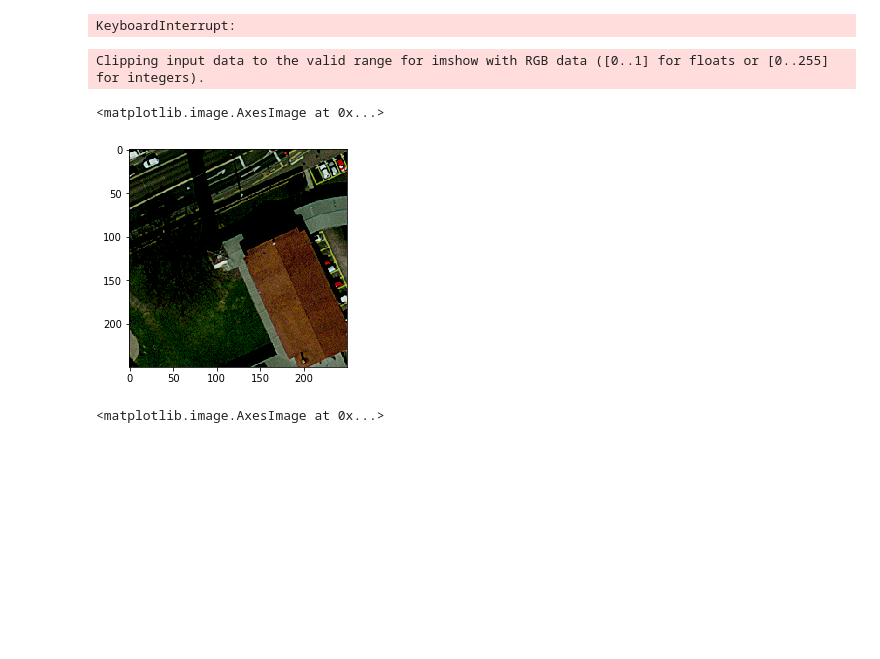
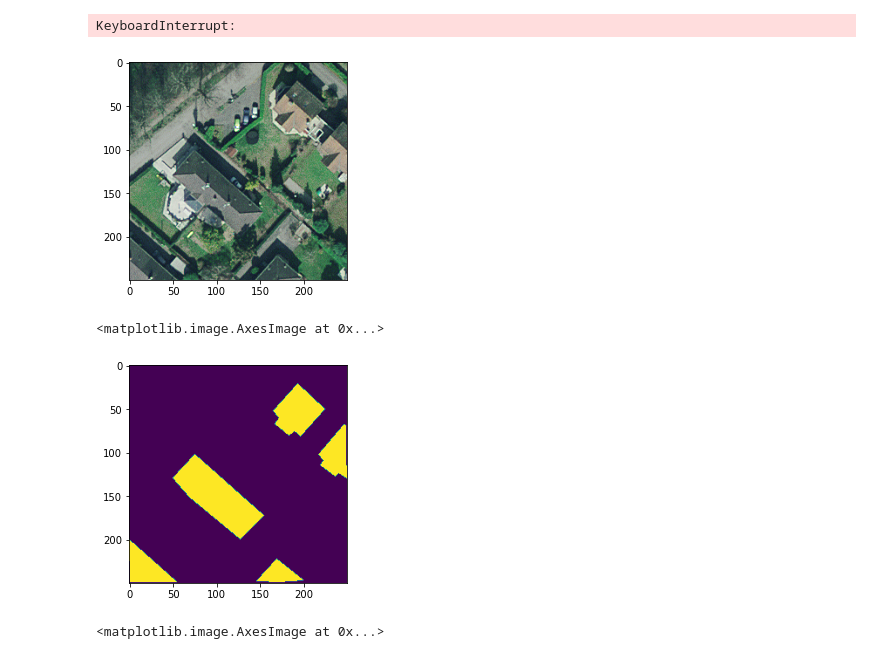
Before and after one commit to riccardocadei/photovoltaic-detection, a Jupyter notebook: main.ipynb, the cells around one changed output. Drawn from its saved outputs; the diff is of its cells as text; code cells hidden in the pictures; blank space fills up the shorter version.

Commit message:
preprocessing
normalization,
data augmentation

```diff
--- a/main.ipynb
+++ b/main.ipynb
@@ -25,4 +25,4 @@ folder_path_image = 'data\image'
 folder_path_mask  = 'data\mask'
 
 train_dataset = DataLoaderSegmentation(folder_path_image,folder_path_mask)
-train_loader = DataLoader(train_dataset,batch_size=5, shuffle=True,num_workers=2)
+train_loader = DataLoader(train_dataset,batch_size=5, shuffle=False,num_workers=2)
@@ -84,12 +81,14 @@ tensor(0.7984, device='cuda:0', grad_fn=<BinaryCrossEntropyWithLogitsBackward>)
 KeyboardInterrupt:
 # %%
 index_random_sample = int(np.random.random()*len(train_loader.dataset))
-(x,y) = train_loader.dataset[index_random_sample]
+(x,y) = train_loader.dataset[10]
 plt.imshow(np.transpose(x.numpy(),(1,2,0)))
+plt.show()
+plt.imshow(y)
 # %% [output]
+[figure, new version]
-Clipping input data to the valid range for imshow with RGB data ([0..1] for floats or [0..255] for integers).
+<matplotlib.image.AxesImage at 0x...>
-<matplotlib.image.AxesImage at 0x...>
-[figure, old version]
+[figure, added]
 # %%
 ypred = torch.squeeze(model(torch.unsqueeze(x,0).cuda())).cpu().detach().numpy()
 ypred[ypred < 0.08] = 0
```
Also changed, not shown: parts of 1 cell of this notebook, 1 other file.
